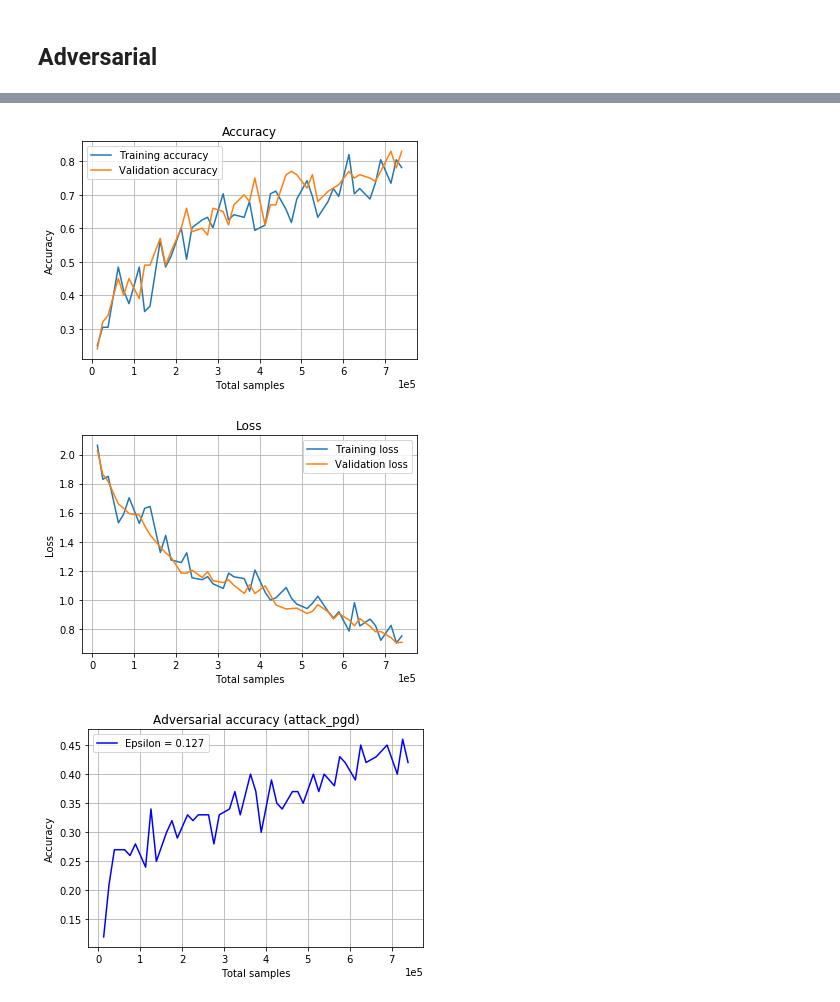
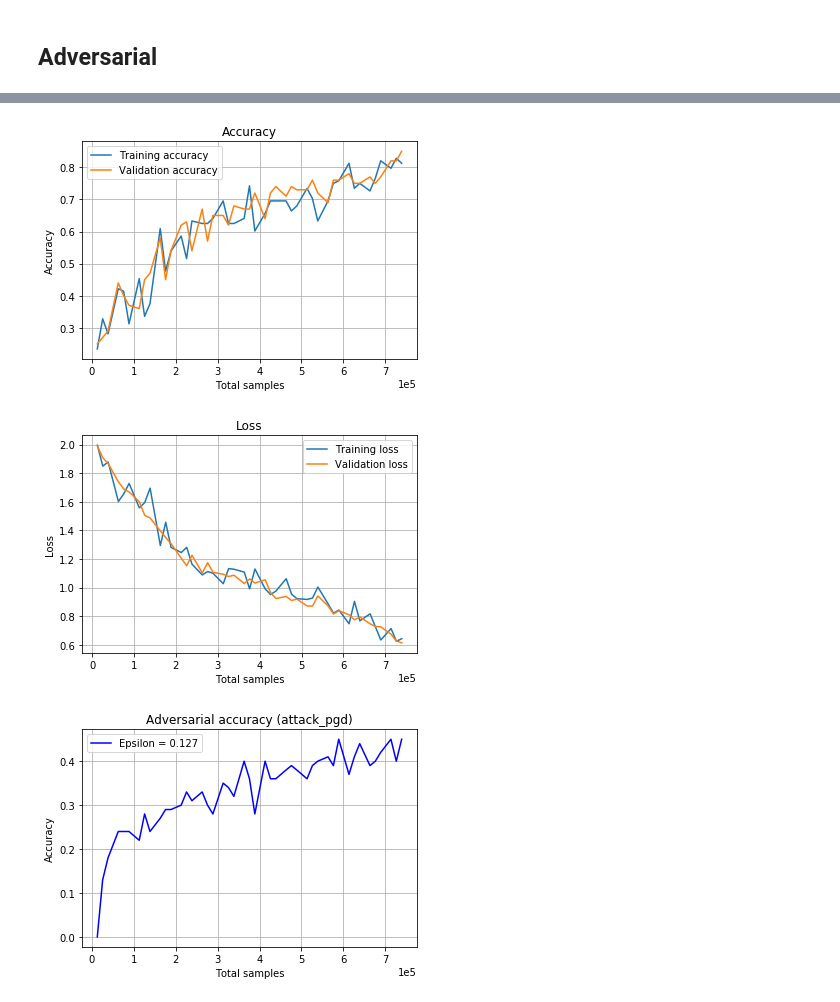
Before and after one commit to MLTheoryGT/AdversarialBoostingNeuralNets, a Jupyter notebook: CIFAR-Experiments.ipynb, the cells around one changed output, grey strips where cells are left out. Drawn from its saved outputs; the diff is of its cells as text; code cells hidden in the pictures.

Commit message:
include wide resnet experiment

```diff
--- a/CIFAR-Experiments.ipynb
+++ b/CIFAR-Experiments.ipynb
@@ -64,7 +65,7 @@ Files already downloaded and verified
 # %%
 maxSamples = 750001
 # %%
-cifar10_vanilla = WongNeuralNetCIFAR102()
+cifar10_vanilla = WongBasedTrainingCIFAR10(model_base=WideResNet)
 cifar10_vanilla.fit(train_loader, test_loader, adv_train=False, epsilon=0, maxSample=maxSamples)
 # %% [output]
 Epoch    Seconds         LR              Train Loss      Train Acc
@@ -101,9 +108,10 @@ from AdversarialAttacks import attack_fgsm, attack_pgd
 # %%
 # maxSamples = int(2e6)
 maxSamples = 750001
+model_base = WideResNet
 # %%
-cifar10_adv = WongNeuralNetCIFAR102(attack_eps=[0.127], train_eps=8)
-cifar10_adv.fit(train_loader, test_loader, adv_train=True, val_attacks=[attack_pgd], maxSample=maxSamples)
+cifar10_adv = WongBasedTrainingCIFAR10(attack_eps=[0.127], train_eps=8, model_base=model_base)
+cifar10_adv.fit(train_loader, test_loader, adv_train=True, val_attacks=[attack_pgd], maxSample=maxSamples, attack_iters=20, restarts=1)
 # %% [output]
 Epoch    Seconds         LR              Train Loss      Train Acc
 train_loader: <torch.utils.data.dataloader.DataLoader object at 0x...>
@@ -125,16 +133,16 @@ PGD accuracy: [[0.12, 0.21, 0.27, 0.27, 0.26, 0.28, 0.24, 0.34, 0.25, 0.3, 0.32,
 # %%
 cifar10_adv.accuracies
 # %%
-path_head = 'results/plots/cifar10_wl/eps_8/'
+path_head = 'results/plots/cifar10_wl/eps_8/' + model_base.__name__ + '/'
 acc_file = path_head + f'wl_acc_maxSamples_{maxSamples}.png'
 adv_acc_file = path_head + f'adv_acc_maxSamples_{maxSamples}.png'
 loss_file = path_head + f'loss_maxSamples_{maxSamples}.png'
 cifar10_adv.plot_accuracies(acc_file)
 cifar10_adv.plot_loss(loss_file)
 cifar10_adv.plot_adversarial_accuracies(adv_acc_file)
 # %% [output]
-[figure, old version]
+[figure, new version]
-[figure, old version]
+[figure, new version]
-[figure, old version]
+[figure, new version]
 # %%
 print(cifar10_adv.train_checkpoints)
```
Also changed, not shown: parts of 4 cells of this notebook, 9 other files.
